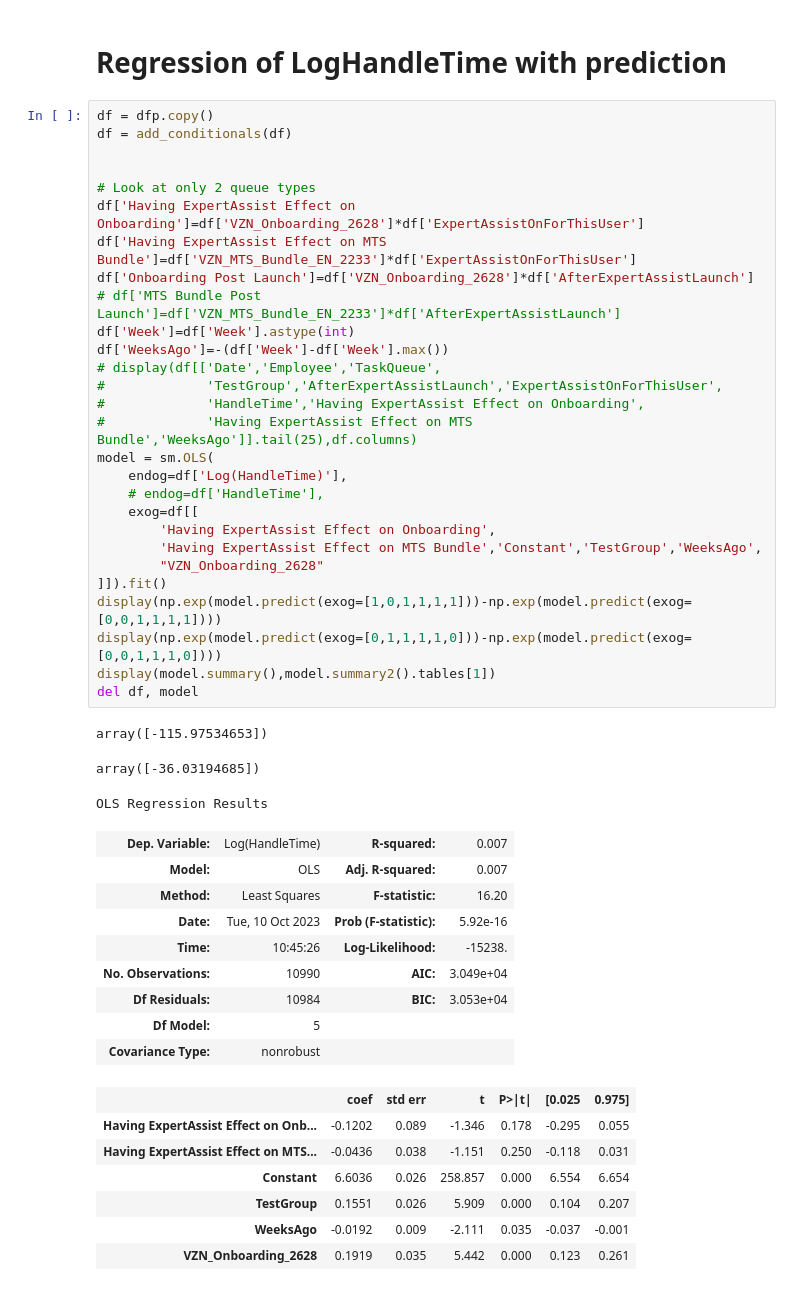
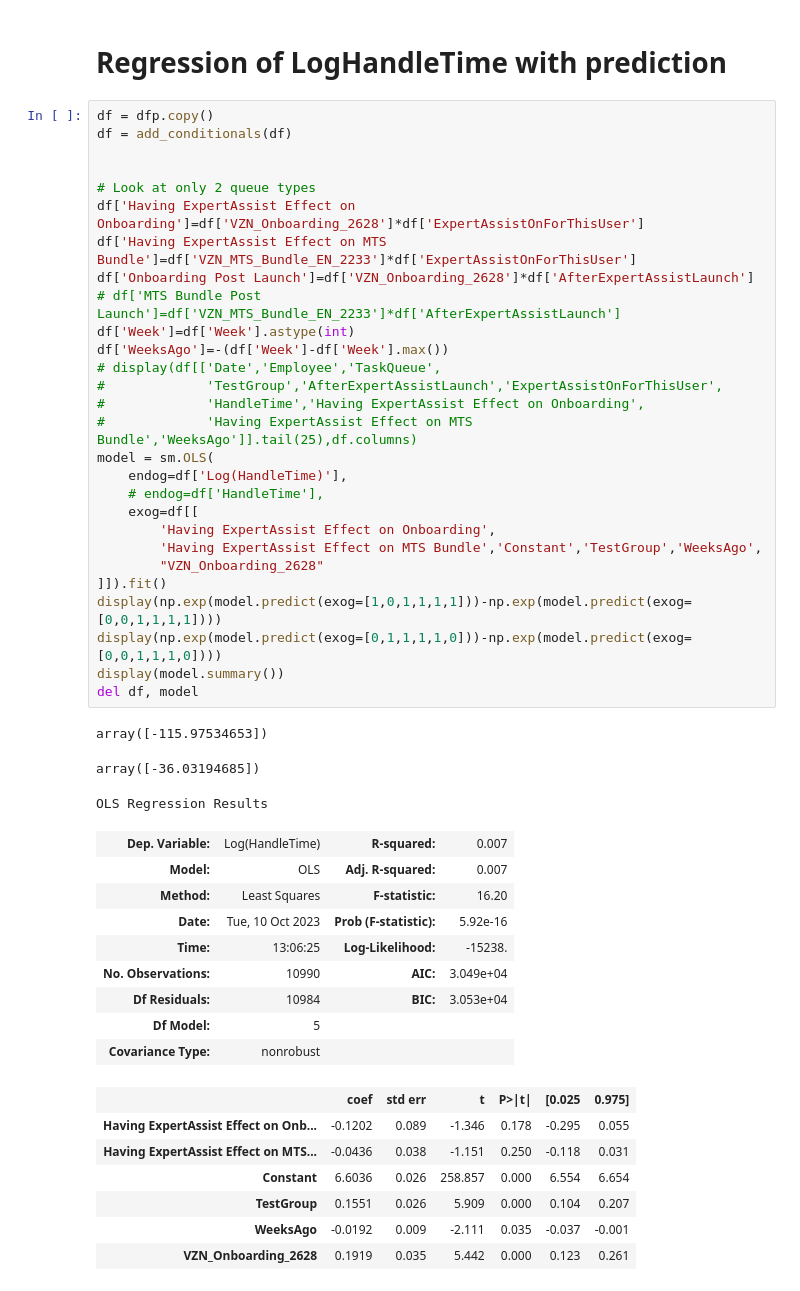
Before and after one commit to Austen-Moore94/Expert-Assist-Pilot, a Jupyter notebook: AdHocs/1. Early CRT Testing/Test.ipynb, the cells around one changed output. Saved outputs shown, nothing was run; the diff lists cells and outputs as text.

```diff
--- a/AdHocs/1. Early CRT Testing/Test.ipynb
+++ b/AdHocs/1. Early CRT Testing/Test.ipynb
@@ -220,35 +218,35 @@ df = add_conditionals(df)
 # Look at only 2 queue types
 df['Having ExpertAssist Effect on Onboarding']=df['VZN_Onboarding_2628']*df['ExpertAssistOnForThisUser']
 df['Having ExpertAssist Effect on MTS Bundle']=df['VZN_MTS_Bundle_EN_2233']*df['ExpertAssistOnForThisUser']
 df['Onboarding Post Launch']=df['VZN_Onboarding_2628']*df['AfterExpertAssistLaunch']
 # df['MTS Bundle Post Launch']=df['VZN_MTS_Bundle_EN_2233']*df['AfterExpertAssistLaunch']
 df['Week']=df['Week'].astype(int)
 df['WeeksAgo']=-(df['Week']-df['Week'].max())
 # display(df[['Date','Employee','TaskQueue',
 #             'TestGroup','AfterExpertAssistLaunch','ExpertAssistOnForThisUser',
 #             'HandleTime','Having ExpertAssist Effect on Onboarding',
 #             'Having ExpertAssist Effect on MTS Bundle','WeeksAgo']].tail(25),df.columns)
 model = sm.OLS(
     endog=df['Log(HandleTime)'],
     # endog=df['HandleTime'],
     exog=df[[
         'Having ExpertAssist Effect on Onboarding',
         'Having ExpertAssist Effect on MTS Bundle','Constant','TestGroup','WeeksAgo',
         "VZN_Onboarding_2628"
 ]]).fit()
 display(np.exp(model.predict(exog=[1,0,1,1,1,1]))-np.exp(model.predict(exog=[0,0,1,1,1,1])))
 display(np.exp(model.predict(exog=[0,1,1,1,1,0]))-np.exp(model.predict(exog=[0,0,1,1,1,0])))
-display(model.summary(),model.summary2().tables[1])
+display(model.summary())
 del df, model
 # %% [output]
 array([-115.97534653])
 array([-36.03194685])
 OLS Regression Results
 | Dep. Variable: | Log(HandleTime) | R-squared: | 0.007 |
 | Model: | OLS | Adj. R-squared: | 0.007 |
 | Method: | Least Squares | F-statistic: | 16.20 |
 | Date: | Tue, 10 Oct 2023 | Prob (F-statistic): | 5.92e-16 |
-| Time: | 10:45:26 | Log-Likelihood: | -15238. |
+| Time: | 13:06:25 | Log-Likelihood: | -15238. |
 | No. Observations: | 10990 | AIC: | 3.049e+04 |
 | Df Residuals: | 10984 | BIC: | 3.053e+04 |
 | Df Model: | 5 |  |  |
```
Also changed, not shown: parts of 4 cells of this notebook, 1 other file.
